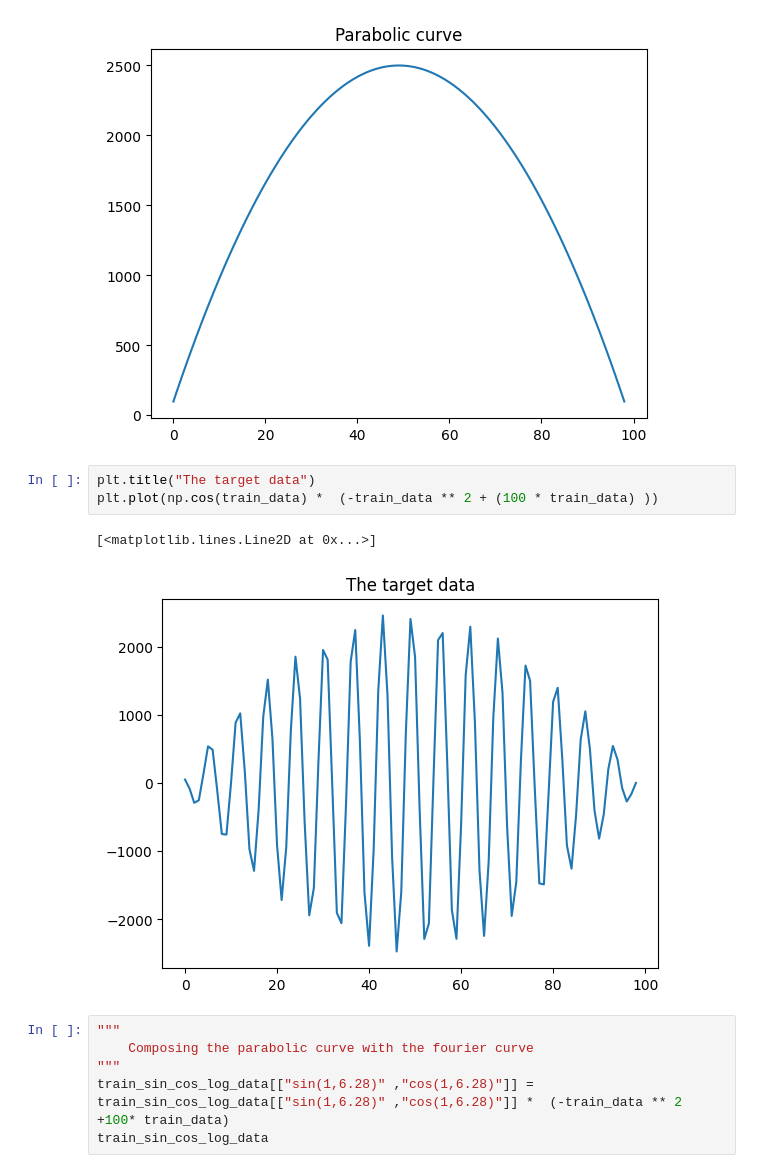
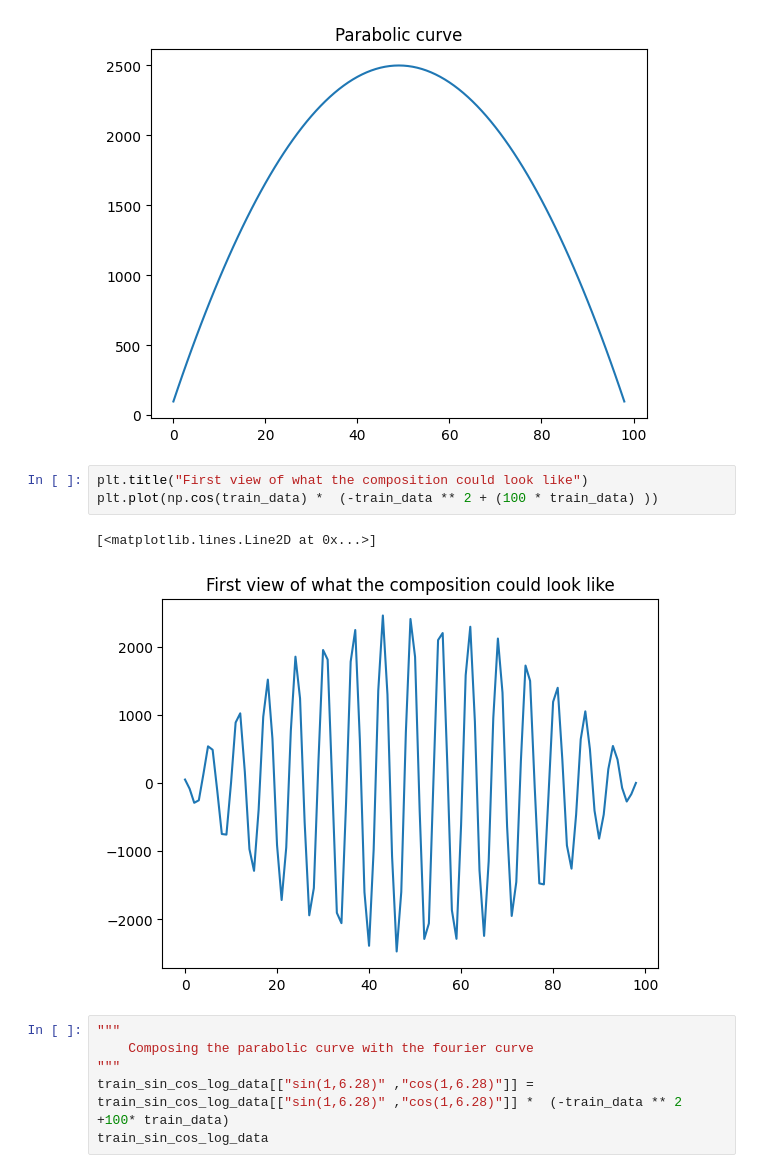
Before and after one commit to CaioMaxximus/Exploring-Different-Curves-with-Linear-Regression, a Jupyter notebook: creating-diferent-curves-with-linear-regression.ipynb, the cells around one changed output. Drawn from its saved outputs; the diff is of its cells as text.

```diff
--- a/creating-diferent-curves-with-linear-regression.ipynb
+++ b/creating-diferent-curves-with-linear-regression.ipynb
@@ -433,11 +416,11 @@ plt.plot( train_data ** 2 * -1 +  100* train_data)
 [<matplotlib.lines.Line2D at 0x...>]
 [figure]
 # %%
-plt.title("The target data")
+plt.title("First view of what the composition could look like")
 plt.plot(np.cos(train_data) *  (-train_data ** 2 + (100 * train_data) ))
 # %% [output]
 [<matplotlib.lines.Line2D at 0x...>]
-[figure, old version]
+[figure, new version]
 # %%
 """
     Composing the parabolic curve with the fourier curve
```
Also changed, not shown: parts of 45 cells of this notebook.
